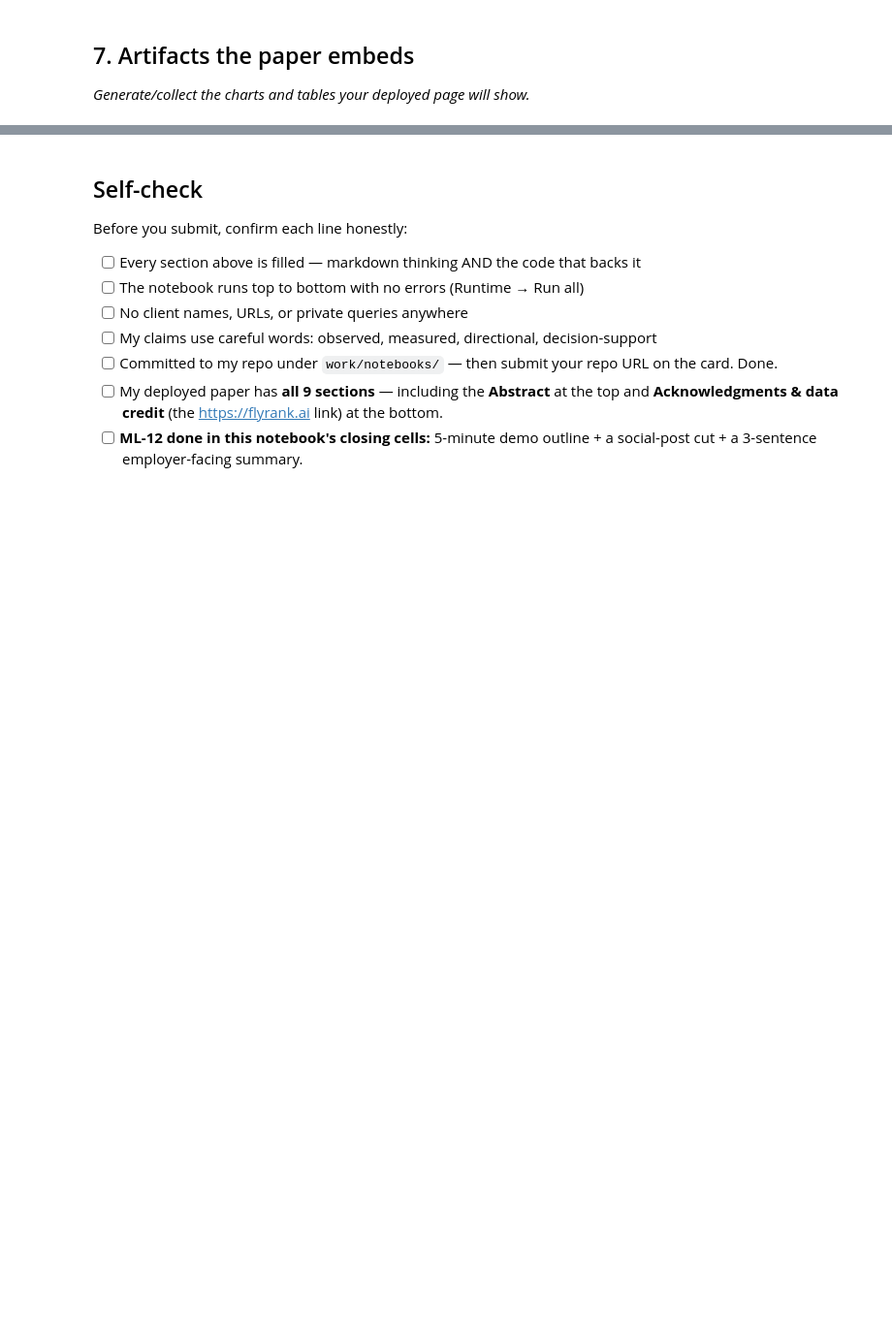
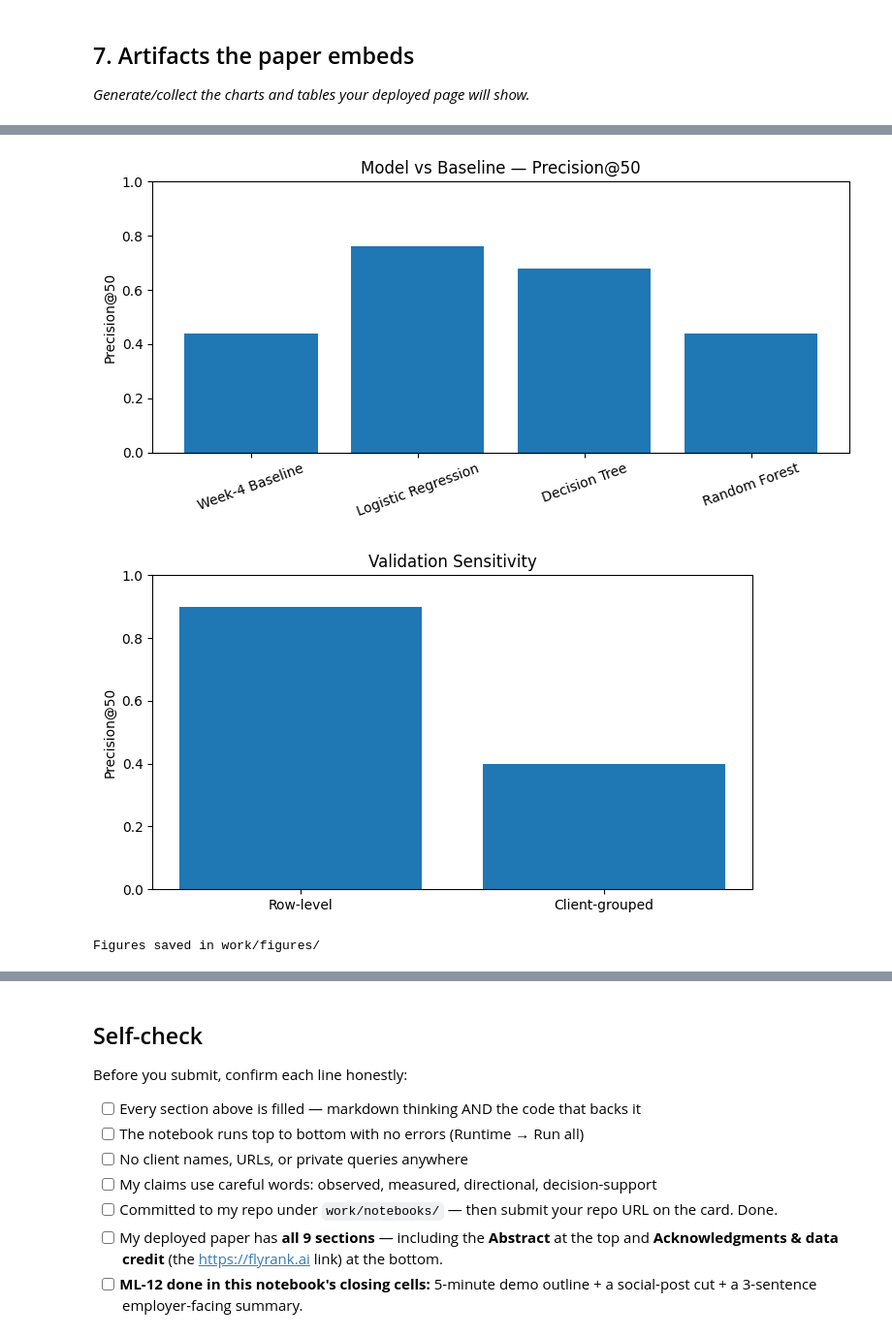
Before and after one commit to mkhlor006/Flyrank_internship_ML, a Jupyter notebook: work/notebooks/capstone.ipynb, the cells around one changed output, grey strips where cells are left out. Shown at 97% size. Drawn from its saved outputs; the diff is of its cells as text; code cells hidden in the pictures; blank space fills up the shorter version.

```diff
--- a/work/notebooks/capstone.ipynb
+++ b/work/notebooks/capstone.ipynb
@@ -85,0 +489,47 @@ Name: count, dtype: int64
+# %%
+import os
+
+os.makedirs("work/figures", exist_ok=True)
+
+# Chart 1
+plt.figure(figsize=(8, 4))
+plt.bar(model_results["Model"], model_results["Precision@50"])
+plt.ylabel("Precision@50")
+plt.title("Model vs Baseline — Precision@50")
+plt.ylim(0, 1)
+plt.xticks(rotation=20)
+plt.tight_layout()
+
+plt.savefig(
+    "work/figures/model_vs_baseline_precision50.png",
+    dpi=150,
+    bbox_inches="tight"
+)
+
+plt.show()
+
+
+# Chart 2
+plt.figure(figsize=(7, 4))
+plt.bar(
+    validation_results["Validation design"],
+    validation_results["Precision@50"]
+)
+plt.ylabel("Precision@50")
+plt.title("Validation Sensitivity")
+plt.ylim(0, 1)
+plt.tight_layout()
+
+plt.savefig(
+    "work/figures/validation_sensitivity_precision50.png",
+    dpi=150,
+    bbox_inches="tight"
+)
+
+plt.show()
+
+print("Figures saved in work/figures/")
+# %% [output]
+[figure, added]
+[figure, added]
+Figures saved in work/figures/
```
Also changed, not shown: parts of 17 cells of this notebook.
